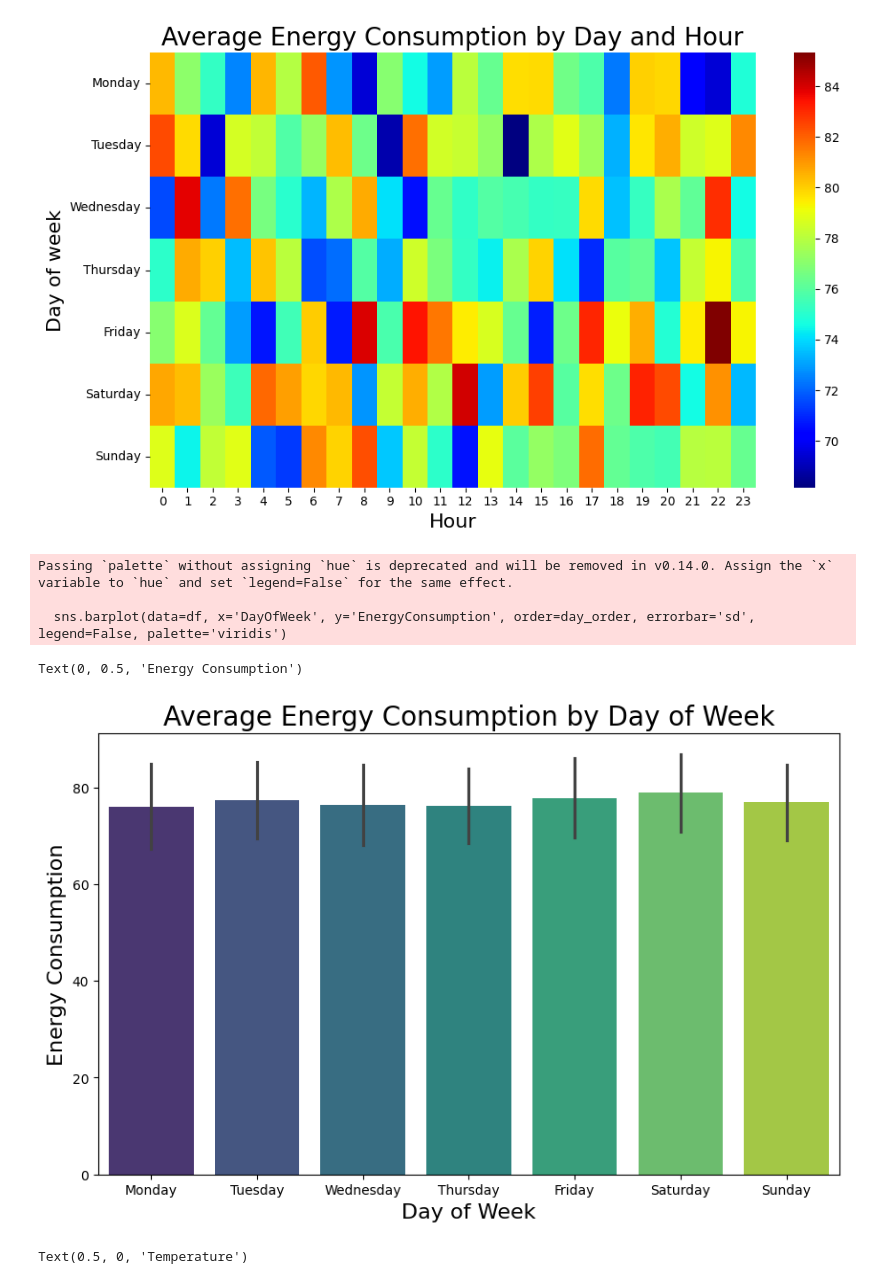
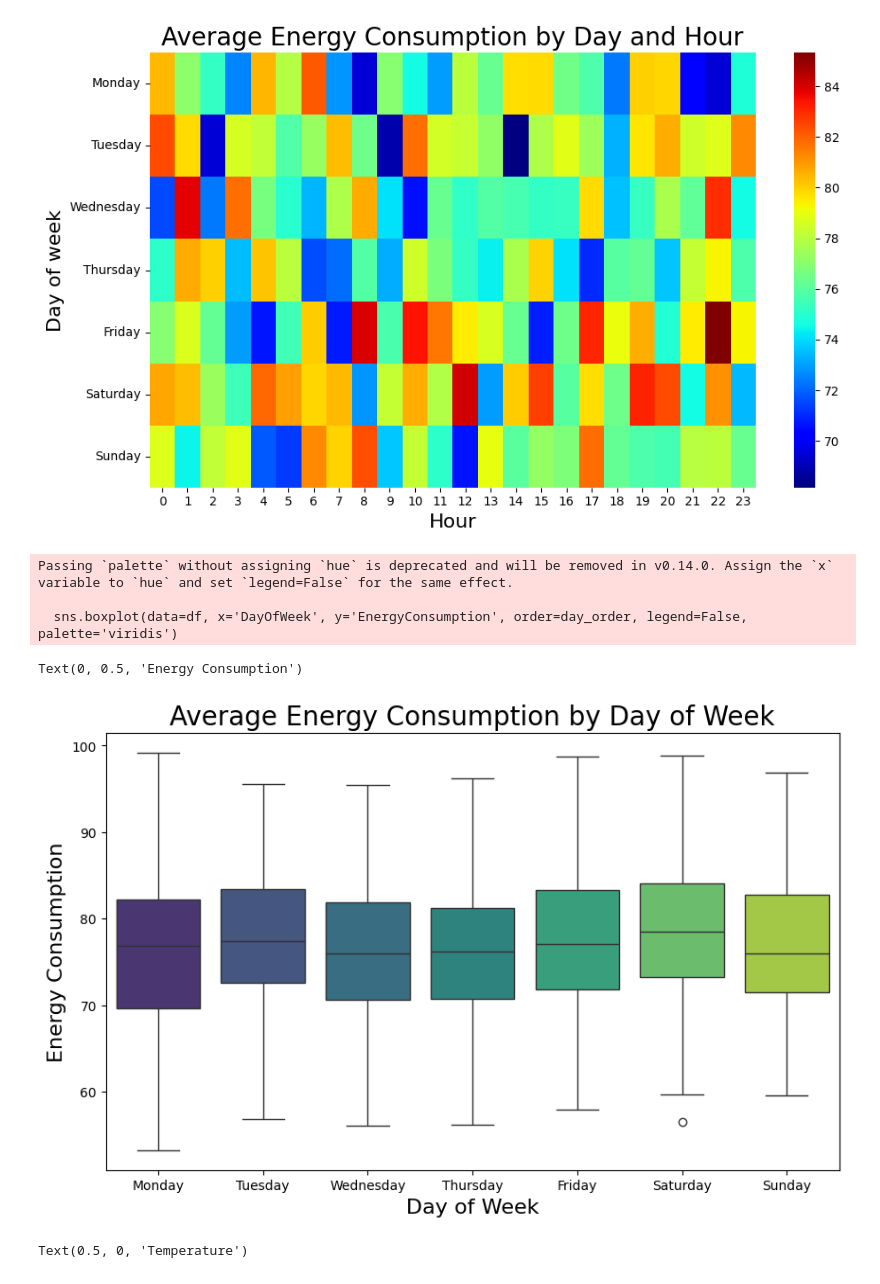
Before and after one commit to wuttipansat/Energy-Consumption-Regression-Analysis, a Jupyter notebook: experiment.ipynb, the cells around one changed output. Saved outputs shown, nothing was run; the diff lists cells and outputs as text; code cells hidden in the pictures.

```diff
--- a/experiment.ipynb
+++ b/experiment.ipynb
@@ -120,17 +120,17 @@ plt.show()
 # %%
 day_order = ["Monday", "Tuesday", "Wednesday", "Thursday", "Friday", "Saturday", "Sunday"]
 
 plt.figure(figsize=(10,6))
-sns.barplot(data=df, x='DayOfWeek', y='EnergyConsumption', order=day_order, errorbar='sd', legend=False, palette='viridis')
+sns.boxplot(data=df, x='DayOfWeek', y='EnergyConsumption', order=day_order, legend=False, palette='viridis')
 plt.title("Average Energy Consumption by Day of Week", fontsize=20)
 plt.xlabel("Day of Week", fontsize=16)
 plt.ylabel("Energy Consumption", fontsize=16)
 # %% [output]
 Passing `palette` without assigning `hue` is deprecated and will be removed in v0.14.0. Assign the `x` variable to `hue` and set `legend=False` for the same effect.
 
-  sns.barplot(data=df, x='DayOfWeek', y='EnergyConsumption', order=day_order, errorbar='sd', legend=False, palette='viridis')
+  sns.boxplot(data=df, x='DayOfWeek', y='EnergyConsumption', order=day_order, legend=False, palette='viridis')
 Text(0, 0.5, 'Energy Consumption')
-[figure, old version]
+[figure, new version]
 # %%
 plt.figure(figsize=(10, 6))
 sns.regplot(data=df, x='Temperature', y='EnergyConsumption', scatter_kws={"alpha": 0.4}, color='blue')
```
Also changed, not shown: 1 other file.
